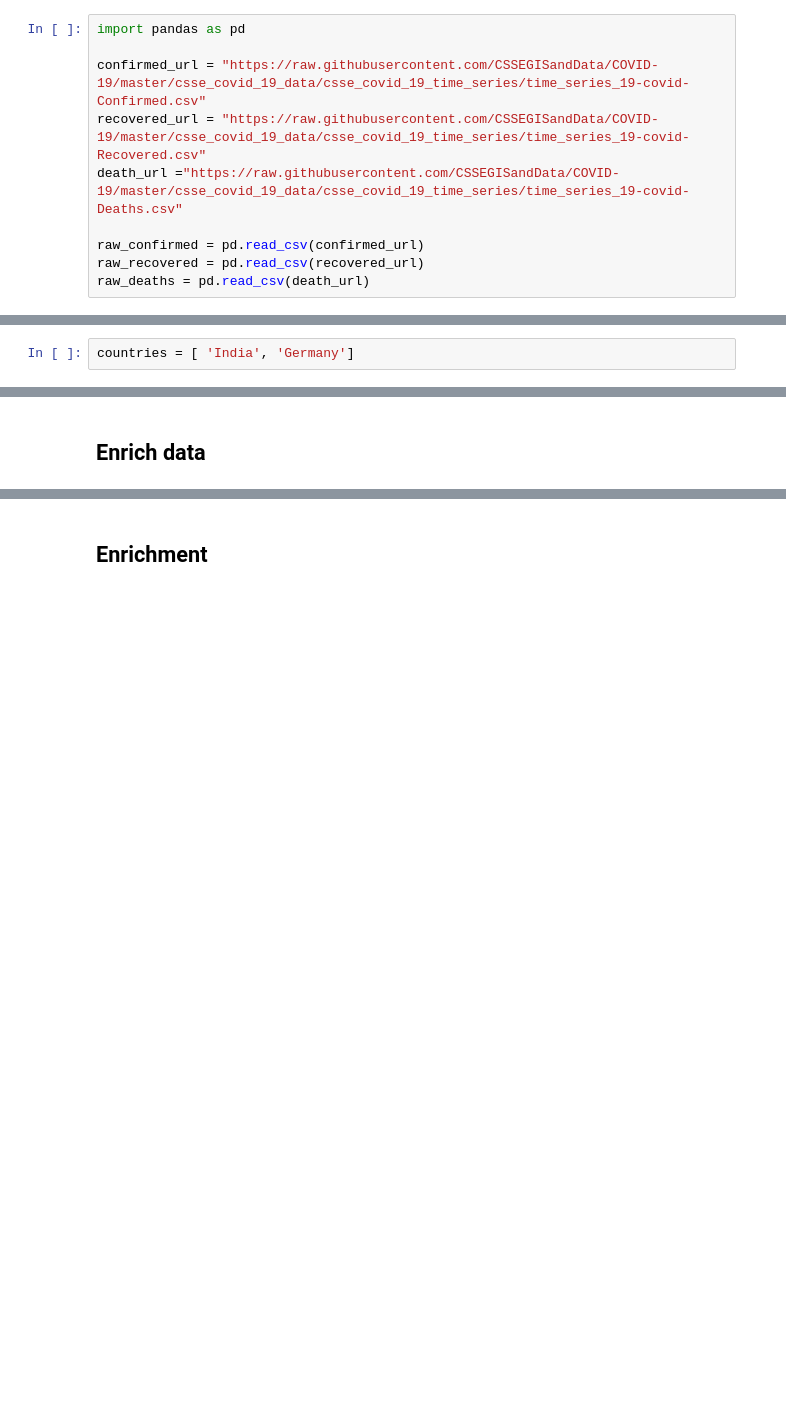
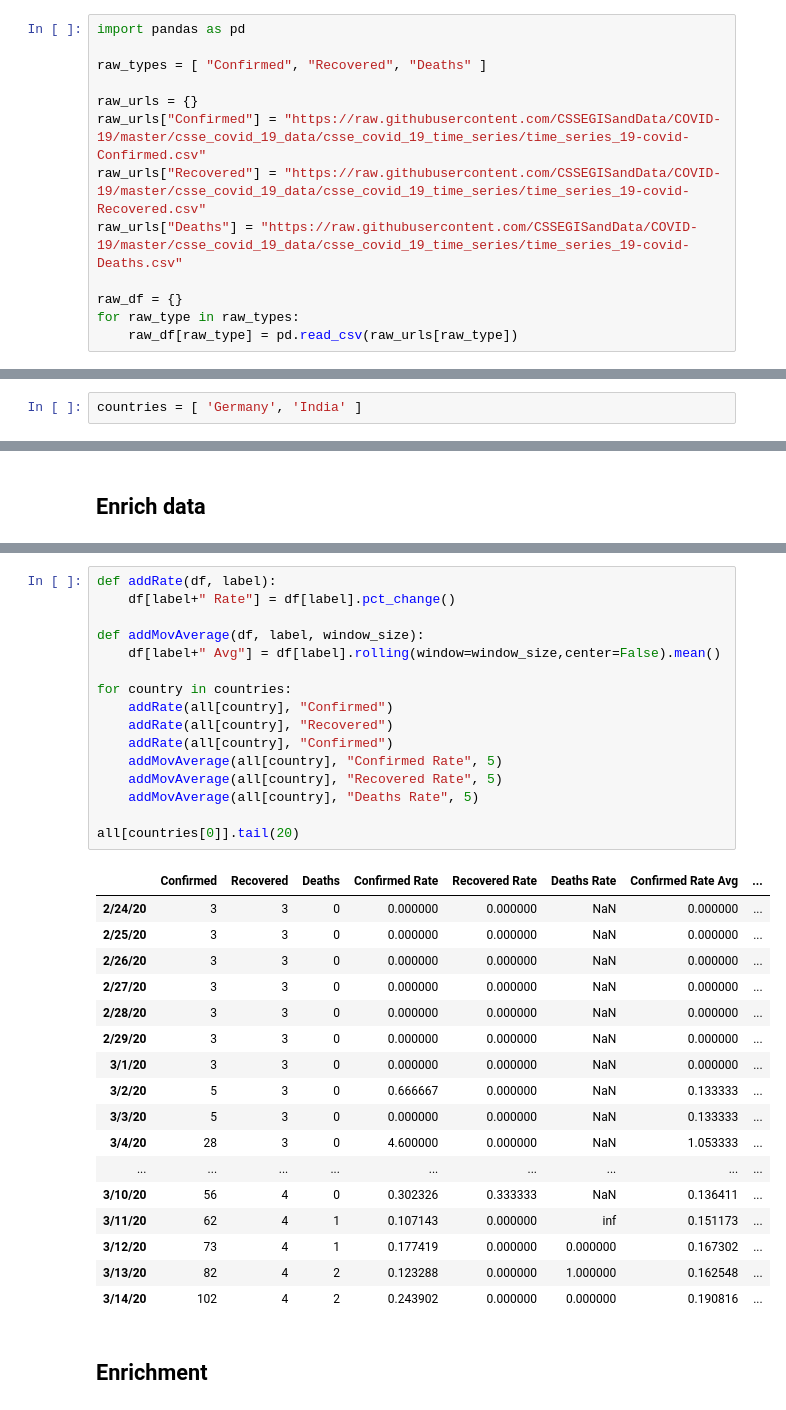
Before and after one commit to rpreiss07/covid19, a Jupyter notebook: index.ipynb, the cells around one changed output, grey strips where cells are left out. Drawn from its saved outputs; the diff is of its cells as text; blank space fills up the shorter version.

Commit message:
Move towards higher flexibility for input data.

```diff
--- a/index.ipynb
+++ b/index.ipynb
@@ -13,15 +13,18 @@ Read their terms of use! Last time I checked it, it is strictly for public use i
 # %%
 import pandas as pd
 
-confirmed_url = "https://raw.githubusercontent.com/CSSEGISandData/COVID-19/master/csse_covid_19_data/csse_covid_19_time_series/time_series_19-covid-Confirmed.csv"
-recovered_url = "https://raw.githubusercontent.com/CSSEGISandData/COVID-19/master/csse_covid_19_data/csse_covid_19_time_series/time_series_19-covid-Recovered.csv"
-death_url ="https://raw.githubusercontent.com/CSSEGISandData/COVID-19/master/csse_covid_19_data/csse_covid_19_time_series/time_series_19-covid-Deaths.csv"
+raw_types = [ "Confirmed", "Recovered", "Deaths" ]
 
-raw_confirmed = pd.read_csv(confirmed_url)
-raw_recovered = pd.read_csv(recovered_url)
-raw_deaths = pd.read_csv(death_url)
+raw_urls = {}
+raw_urls["Confirmed"] = "https://raw.githubusercontent.com/CSSEGISandData/COVID-19/master/csse_covid_19_data/csse_covid_19_time_series/time_series_19-covid-Confirmed.csv"
+raw_urls["Recovered"] = "https://raw.githubusercontent.com/CSSEGISandData/COVID-19/master/csse_covid_19_data/csse_covid_19_time_series/time_series_19-covid-Recovered.csv"
+raw_urls["Deaths"] = "https://raw.githubusercontent.com/CSSEGISandData/COVID-19/master/csse_covid_19_data/csse_covid_19_time_series/time_series_19-covid-Deaths.csv"
+
+raw_df = {}
+for raw_type in raw_types:
+    raw_df[raw_type] = pd.read_csv(raw_urls[raw_type])
 # %% [markdown]
 Let's have a look which province/states and countries/regions are included. Only a part of the list is shown.
 # %%
-countries = [ 'India', 'Germany']
+countries = [ 'Germany', 'India' ]
 # %%
@@ -106,3 +94,37 @@ raw_confirmed.transpose()[:10]
+# %%
+def addRate(df, label):
+    df[label+" Rate"] = df[label].pct_change()
+
+def addMovAverage(df, label, window_size):
+    df[label+" Avg"] = df[label].rolling(window=window_size,center=False).mean()
+
+for country in countries:
+    addRate(all[country], "Confirmed")
+    addRate(all[country], "Recovered")
+    addRate(all[country], "Confirmed")
+    addMovAverage(all[country], "Confirmed Rate", 5)
+    addMovAverage(all[country], "Recovered Rate", 5)
+    addMovAverage(all[country], "Deaths Rate", 5)
+
+all[countries[0]].tail(20)
+# %% [output]
+|  | Confirmed | Recovered | Deaths | Confirmed Rate | Recovered Rate | Deaths Rate | Confirmed Rate Avg | ... |
+| 2/24/20 | 3 | 3 | 0 | 0.000000 | 0.000000 | NaN | 0.000000 | ... |
+| 2/25/20 | 3 | 3 | 0 | 0.000000 | 0.000000 | NaN | 0.000000 | ... |
+| 2/26/20 | 3 | 3 | 0 | 0.000000 | 0.000000 | NaN | 0.000000 | ... |
+| 2/27/20 | 3 | 3 | 0 | 0.000000 | 0.000000 | NaN | 0.000000 | ... |
+| 2/28/20 | 3 | 3 | 0 | 0.000000 | 0.000000 | NaN | 0.000000 | ... |
+| 2/29/20 | 3 | 3 | 0 | 0.000000 | 0.000000 | NaN | 0.000000 | ... |
+| 3/1/20 | 3 | 3 | 0 | 0.000000 | 0.000000 | NaN | 0.000000 | ... |
+| 3/2/20 | 5 | 3 | 0 | 0.666667 | 0.000000 | NaN | 0.133333 | ... |
+| 3/3/20 | 5 | 3 | 0 | 0.000000 | 0.000000 | NaN | 0.133333 | ... |
+| 3/4/20 | 28 | 3 | 0 | 4.600000 | 0.000000 | NaN | 1.053333 | ... |
+| ... | ... | ... | ... | ... | ... | ... | ... | ... |
+| 3/10/20 | 56 | 4 | 0 | 0.302326 | 0.333333 | NaN | 0.136411 | ... |
+| 3/11/20 | 62 | 4 | 1 | 0.107143 | 0.000000 | inf | 0.151173 | ... |
+| 3/12/20 | 73 | 4 | 1 | 0.177419 | 0.000000 | 0.000000 | 0.167302 | ... |
+| 3/13/20 | 82 | 4 | 2 | 0.123288 | 0.000000 | 1.000000 | 0.162548 | ... |
+| 3/14/20 | 102 | 4 | 2 | 0.243902 | 0.000000 | 0.000000 | 0.190816 | ... |
 # %% [markdown]
 ## Enrichment
 # %% [markdown]
```
Also changed, not shown: parts of 4 cells of this notebook.
